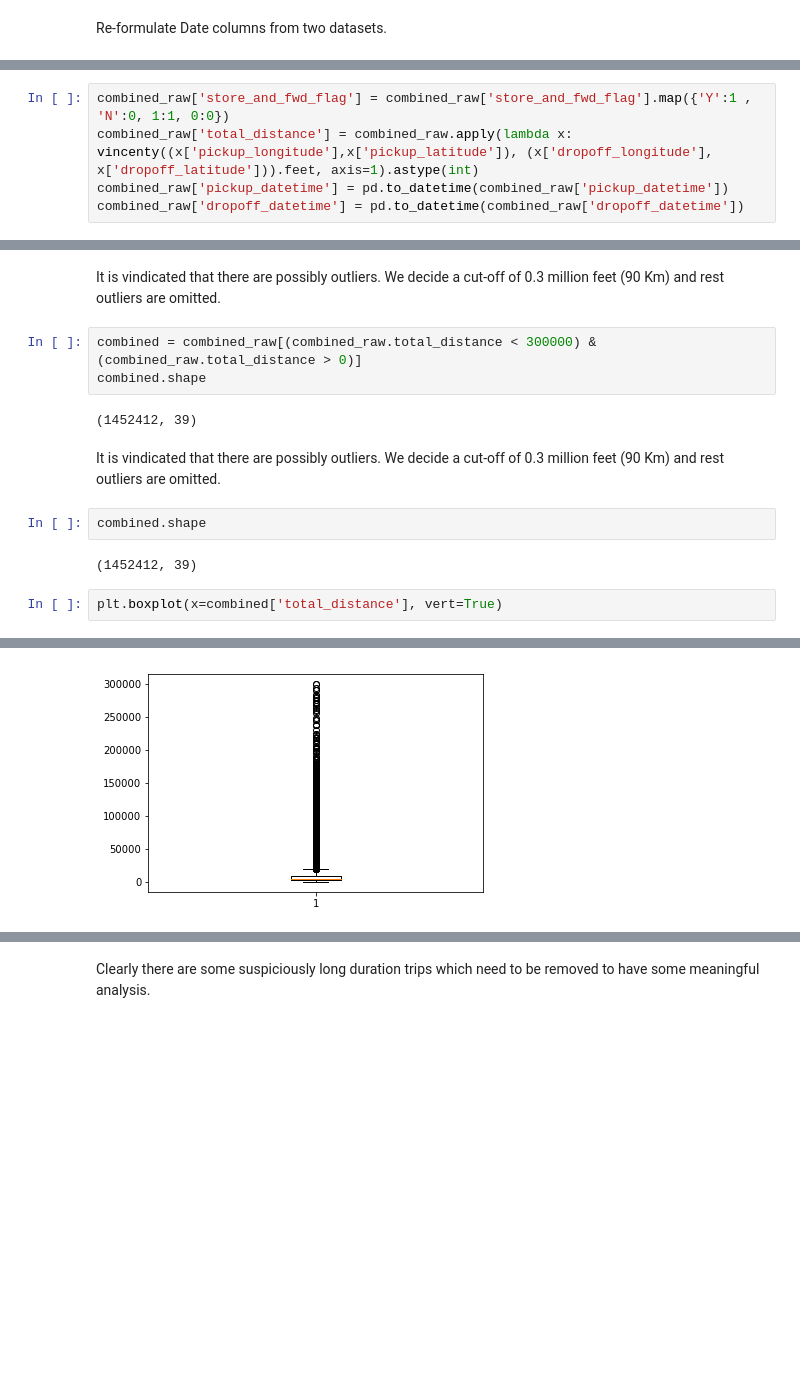
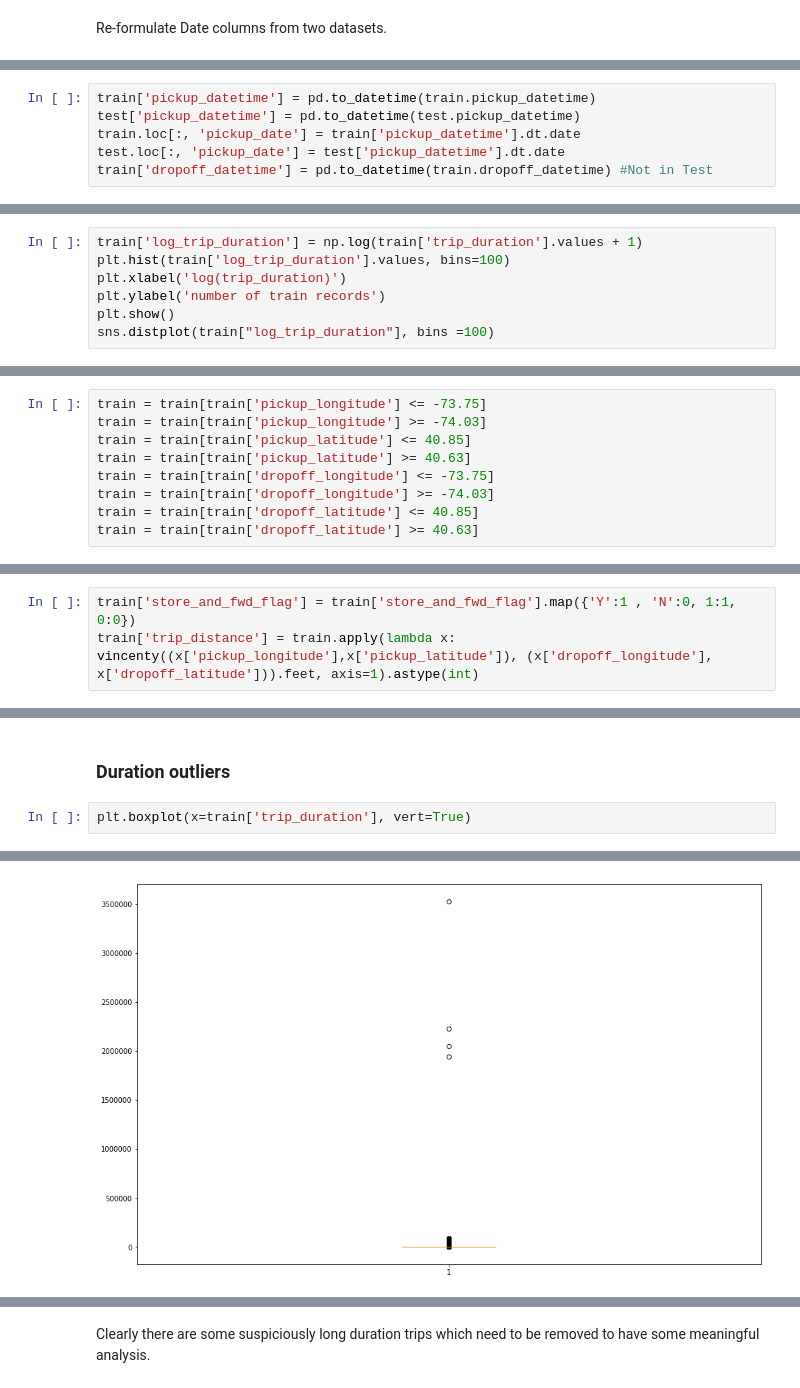
Before and after one commit to jadoonengr/Kaggle-Taxi-NYC, a Jupyter notebook: NYX_Taxi.ipynb, the cells around one changed output, grey strips where cells are left out. Saved outputs shown, nothing was run; the diff lists cells and outputs as text; blank space fills up the shorter version.

```diff
--- a/NYX_Taxi.ipynb
+++ b/NYX_Taxi.ipynb
@@ -221,0 +197,6 @@ combined_raw['week_day'] = pd.DatetimeIndex(combined_raw.pickup_datetime).weekda
+# %%
+train['pickup_datetime'] = pd.to_datetime(train.pickup_datetime)
+test['pickup_datetime'] = pd.to_datetime(test.pickup_datetime)
+train.loc[:, 'pickup_date'] = train['pickup_datetime'].dt.date
+test.loc[:, 'pickup_date'] = test['pickup_datetime'].dt.date
+train['dropoff_datetime'] = pd.to_datetime(train.dropoff_datetime) #Not in Test
@@ -221,0 +221,7 @@ combined_raw['week_day'] = pd.DatetimeIndex(combined_raw.pickup_datetime).weekda
+# %%
+train['log_trip_duration'] = np.log(train['trip_duration'].values + 1)
+plt.hist(train['log_trip_duration'].values, bins=100)
+plt.xlabel('log(trip_duration)')
+plt.ylabel('number of train records')
+plt.show()
+sns.distplot(train["log_trip_duration"], bins =100)
@@ -221,0 +250,9 @@ combined_raw['week_day'] = pd.DatetimeIndex(combined_raw.pickup_datetime).weekda
+# %%
+train = train[train['pickup_longitude'] <= -73.75]
+train = train[train['pickup_longitude'] >= -74.03]
+train = train[train['pickup_latitude'] <= 40.85]
+train = train[train['pickup_latitude'] >= 40.63]
+train = train[train['dropoff_longitude'] <= -73.75]
+train = train[train['dropoff_longitude'] >= -74.03]
+train = train[train['dropoff_latitude'] <= 40.85]
+train = train[train['dropoff_latitude'] >= 40.63]
@@ -222,5 +261,3 @@ combined_raw['week_day'] = pd.DatetimeIndex(combined_raw.pickup_datetime).weekda
 # %%
-combined_raw['store_and_fwd_flag'] = combined_raw['store_and_fwd_flag'].map({'Y':1 , 'N':0, 1:1, 0:0})
-combined_raw['total_distance'] = combined_raw.apply(lambda x: vincenty((x['pickup_longitude'],x['pickup_latitude']), (x['dropoff_longitude'], x['dropoff_latitude'])).feet, axis=1).astype(int)
-combined_raw['pickup_datetime'] = pd.to_datetime(combined_raw['pickup_datetime'])
-combined_raw['dropoff_datetime'] = pd.to_datetime(combined_raw['dropoff_datetime'])
+train['store_and_fwd_flag'] = train['store_and_fwd_flag'].map({'Y':1 , 'N':0, 1:1, 0:0})
+train['trip_distance'] = train.apply(lambda x: vincenty((x['pickup_longitude'],x['pickup_latitude']), (x['dropoff_longitude'], x['dropoff_latitude'])).feet, axis=1).astype(int)
@@ -328,25 +276,14 @@ combined_raw[(combined_raw.total_distance <= 0)]
-# %% [markdown]
-It is vindicated that there are possibly outliers. We decide a cut-off of 0.3 million feet (90 Km) and rest outliers are omitted.
-# %%
-combined = combined_raw[(combined_raw.total_distance < 300000) & (combined_raw.total_distance > 0)]
-combined.shape
-# %% [output]
-(1452412, 39)
-# %% [markdown]
-It is vindicated that there are possibly outliers. We decide a cut-off of 0.3 million feet (90 Km) and rest outliers are omitted.
-# %%
-combined.shape
-# %% [output]
-(1452412, 39)
+# %% [markdown]
+### Duration outliers
 # %%
-plt.boxplot(x=combined['total_distance'], vert=True)
+plt.boxplot(x=train['trip_duration'], vert=True)
 # %% [output]
 {'boxes': [<matplotlib.lines.Line2D at 0x...>],
  'caps': [<matplotlib.lines.Line2D at 0x...>,
   <matplotlib.lines.Line2D at 0x...>],
  'fliers': [<matplotlib.lines.Line2D at 0x...>],
  'means': [],
  'medians': [<matplotlib.lines.Line2D at 0x...>],
  'whiskers': [<matplotlib.lines.Line2D at 0x...>,
   <matplotlib.lines.Line2D at 0x...>]}
-[figure, old version]
+[figure, new version]
```
Also changed, not shown: parts of 96 cells of this notebook, 1 other file.
